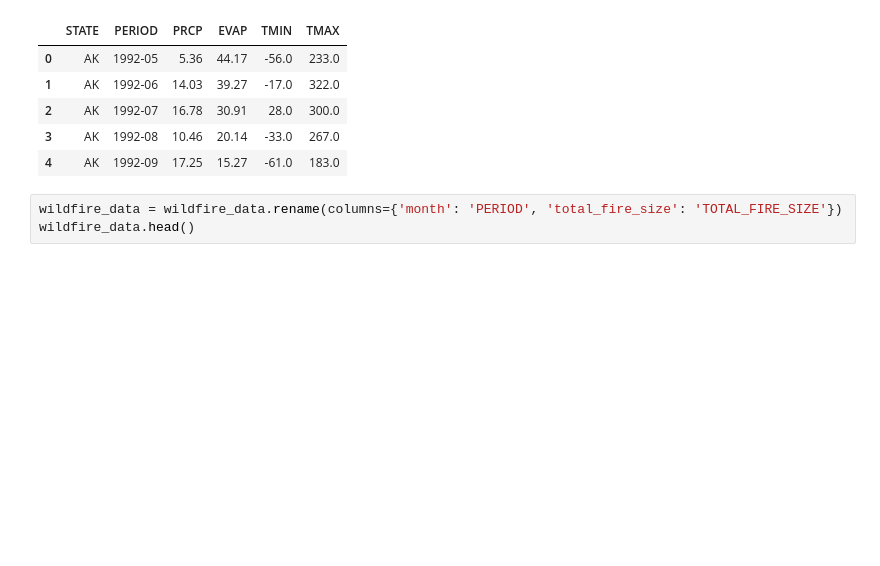
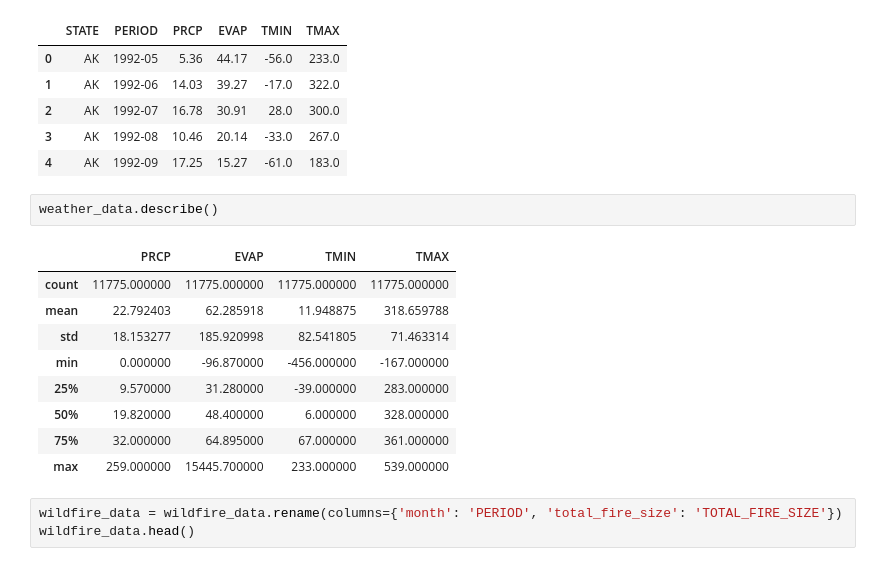
Before and after one commit to mflodzinski/Hackathon-Epoch, a Jupyter notebook: main.ipynb, the cells around one changed output. Cells and saved outputs as stored; diff of their text form; blank space fills up the shorter version.

```diff
--- a/main.ipynb
+++ b/main.ipynb
@@ -32,6 +32,18 @@ weather_data.head()
 | 2 | AK | 1992-07 | 16.78 | 30.91 | 28.0 | 300.0 |
 | 3 | AK | 1992-08 | 10.46 | 20.14 | -33.0 | 267.0 |
 | 4 | AK | 1992-09 | 17.25 | 15.27 | -61.0 | 183.0 |
+# %%
+weather_data.describe()
+# %% [output]
+|  | PRCP | EVAP | TMIN | TMAX |
+| count | 11775.000000 | 11775.000000 | 11775.000000 | 11775.000000 |
+| mean | 22.792403 | 62.285918 | 11.948875 | 318.659788 |
+| std | 18.153277 | 185.920998 | 82.541805 | 71.463314 |
+| min | 0.000000 | -96.870000 | -456.000000 | -167.000000 |
+| 25% | 9.570000 | 31.280000 | -39.000000 | 283.000000 |
+| 50% | 19.820000 | 48.400000 | 6.000000 | 328.000000 |
+| 75% | 32.000000 | 64.895000 | 67.000000 | 361.000000 |
+| max | 259.000000 | 15445.700000 | 233.000000 | 539.000000 |
 # %%
 wildfire_data = wildfire_data.rename(columns={'month': 'PERIOD', 'total_fire_size': 'TOTAL_FIRE_SIZE'})
 wildfire_data.head()
```
Also changed, not shown: parts of 6 cells of this notebook.
